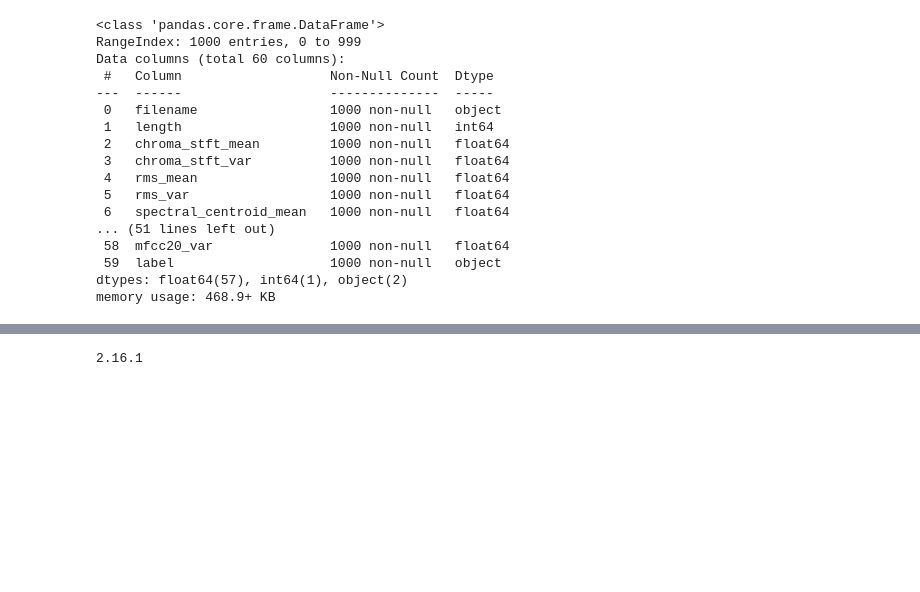
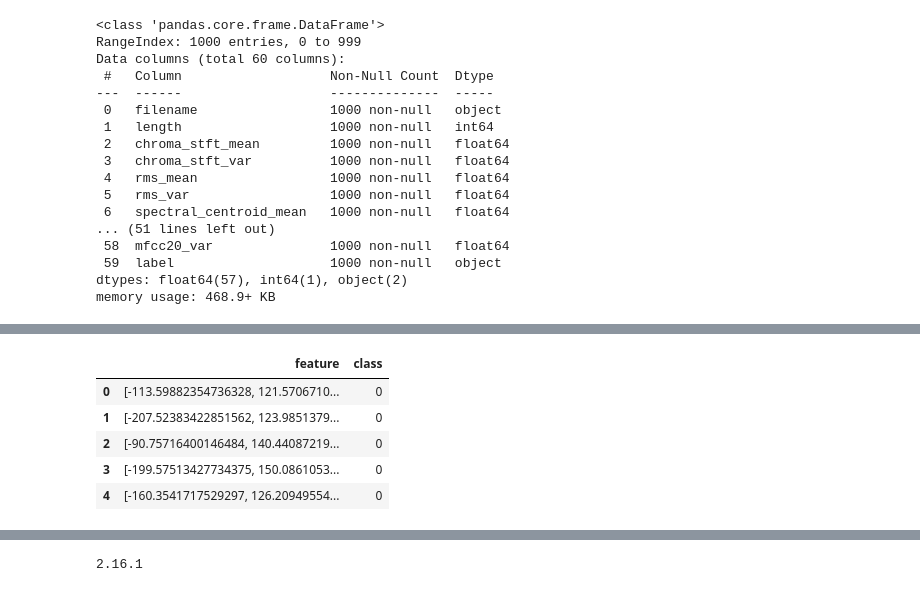
Before and after one commit to Atharv-Verma290/SongGenreRecognition, a Jupyter notebook: main.ipynb, the cells around one changed output, grey strips where cells are left out. Drawn from its saved outputs; the diff is of its cells as text; code cells hidden in the pictures; blank space fills up the shorter version.

```diff
--- a/main.ipynb
+++ b/main.ipynb
@@ -150 +188,12 @@ jazz          98
 Name: count, dtype: int64
+# %%
+encoding_map = {"blues": 0, "classical": 1, "country": 2, "disco": 3, "hiphop": 4, "jazz": 5, "pop": 6, "reggae": 7, "rock": 8, "metal": 9}
+extracted_features_df['class'] = extracted_features_df['class'].map(encoding_map)
+extracted_features_df.head()
+# %% [output]
+|  | feature | class |
+| 0 | [-113.59882354736328, 121.5706710... | 0 |
+| 1 | [-207.52383422851562, 123.9851379... | 0 |
+| 2 | [-90.75716400146484, 140.44087219... | 0 |
+| 3 | [-199.57513427734375, 150.0861053... | 0 |
+| 4 | [-160.3541717529297, 126.20949554... | 0 |
```
Also changed, not shown: parts of 21 cells of this notebook, 2 other files.
